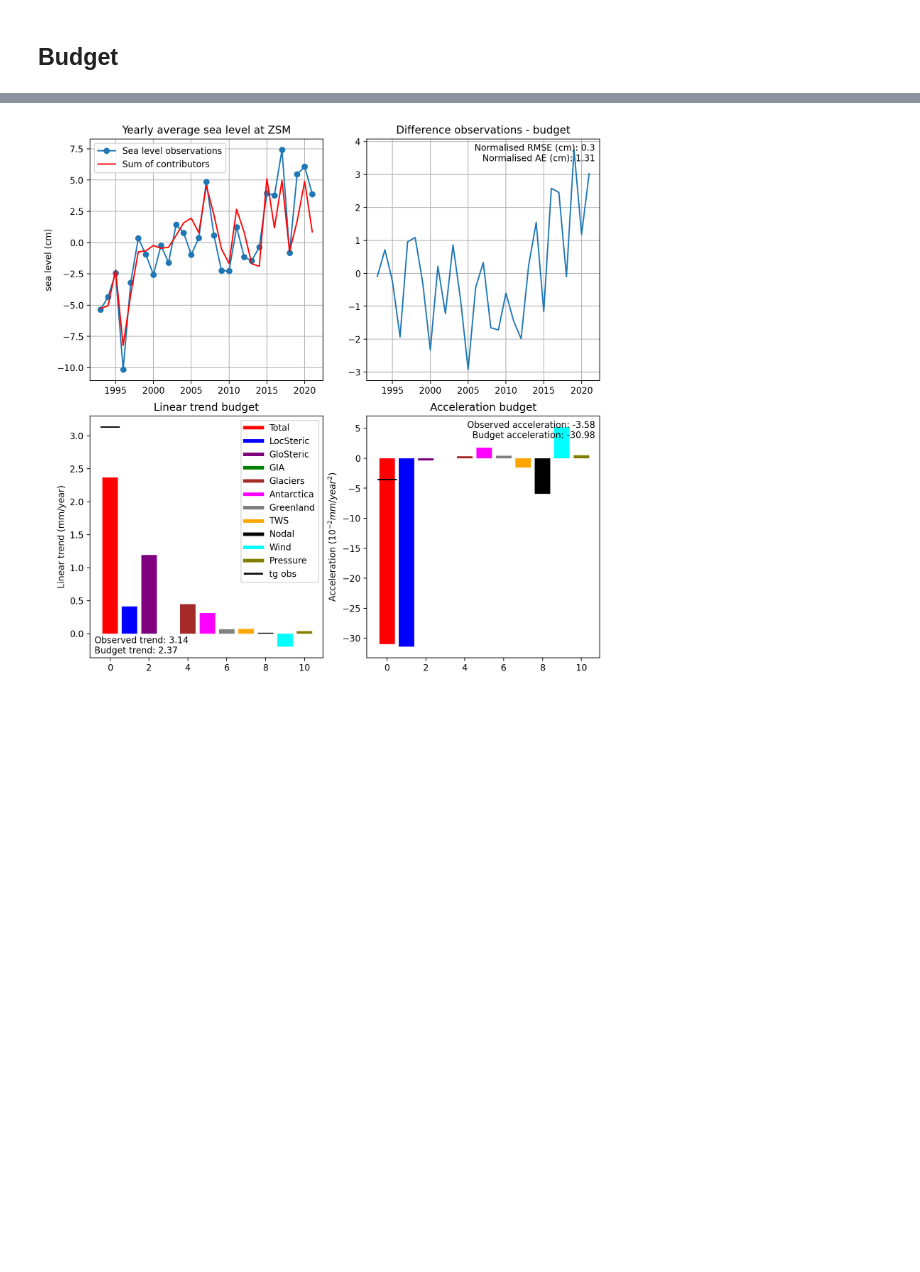
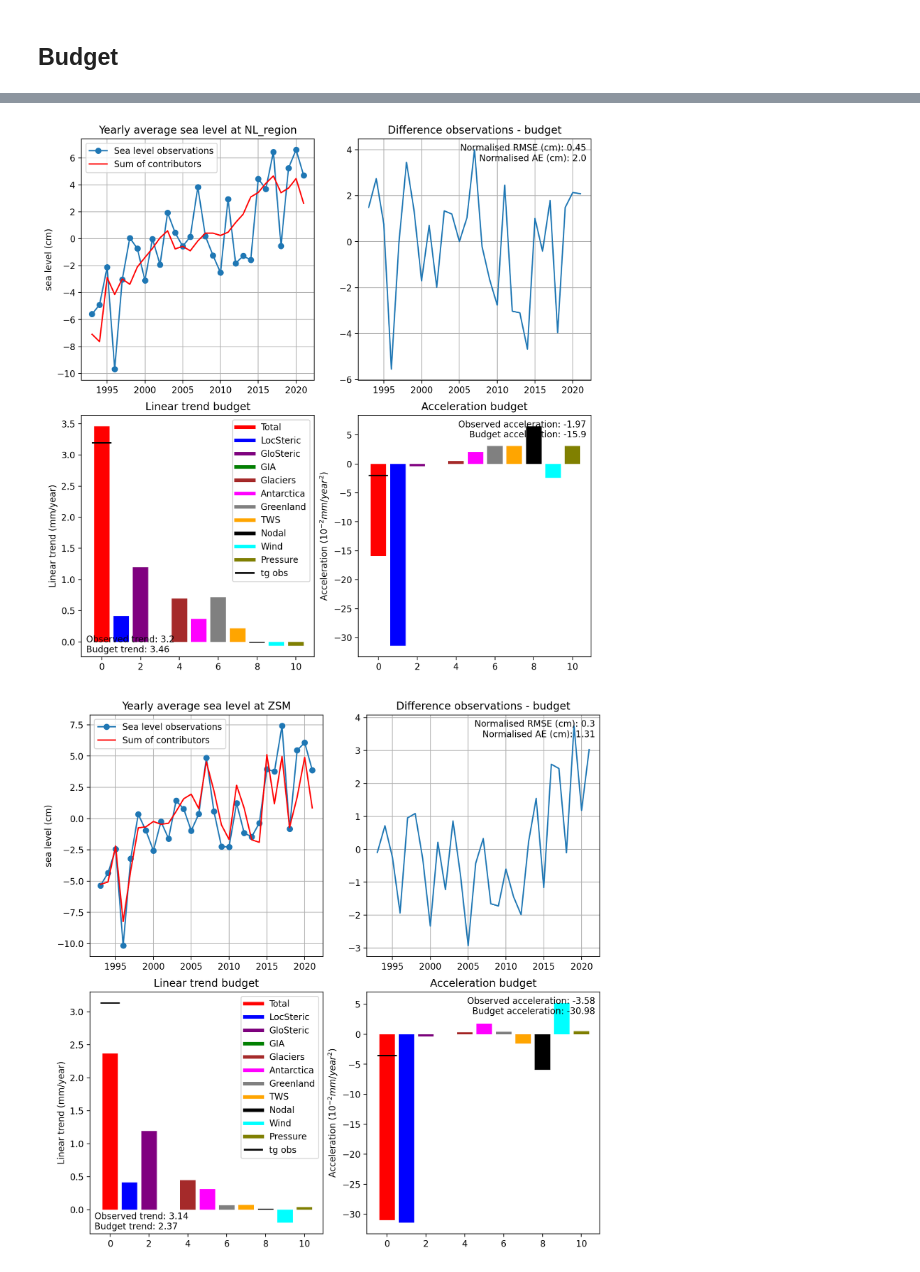
Before and after one commit to Jacobiaan/SLBudget, a Jupyter notebook: notebooks/Budget.ipynb, the cells around one changed output, grey strips where cells are left out. Cells and saved outputs as stored; diff of their text form; code cells hidden in the pictures; blank space fills up the shorter version.

```diff
--- a/notebooks/Budget.ipynb
+++ b/notebooks/Budget.ipynb
@@ -152,3 +135,7 @@ display(slmean_df.iloc[-5:])
+# %%
+fig, ax = slc.plot_budget(location_name, slmean_df)
+# %% [output]
+[figure, added]
 # %%
 fig, ax = slc.plot_budget(location_name, slmean_df)
 # %% [output]
```
Also changed, not shown: parts of 6 cells of this notebook, 2 other files.
